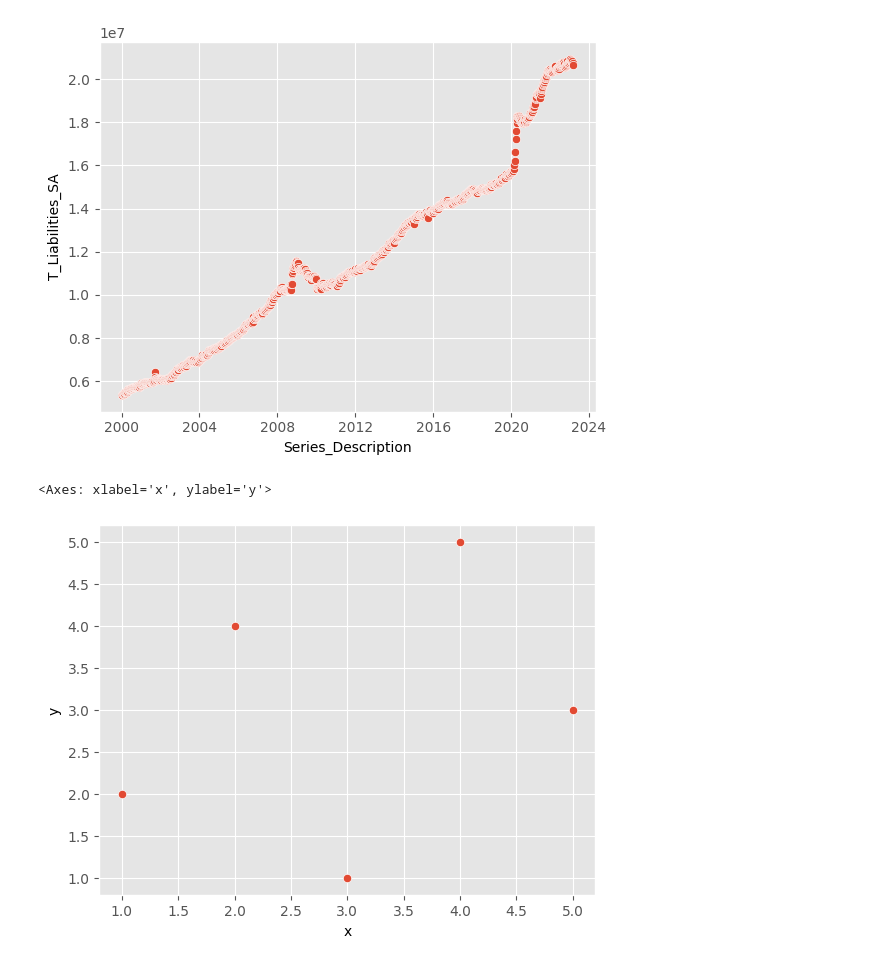
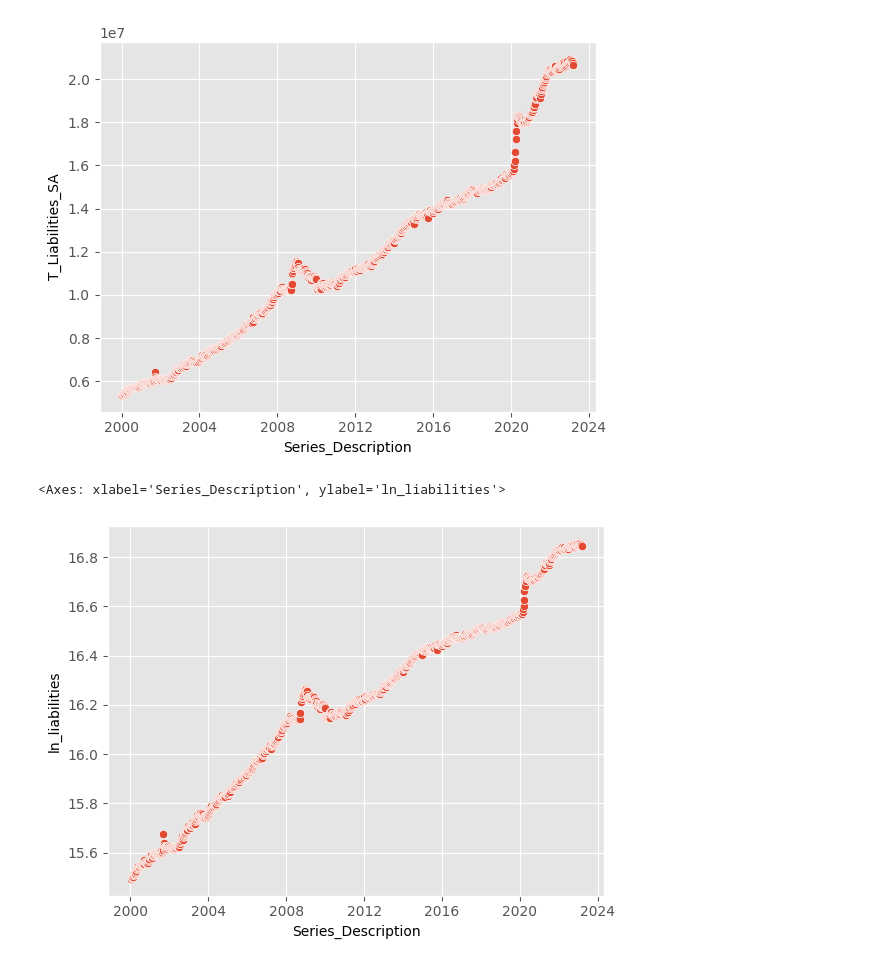
Before and after one commit to leo-salinas-chacon/financial_sector_integrity, a Jupyter notebook: test_2.ipynb, the cells around one changed output. Saved outputs shown, nothing was run; the diff lists cells and outputs as text; code cells hidden in the pictures.

Commit message:
Calculated % Change in liabilities & plotted it, will do this to residuals and deposits

```diff
--- a/test_2.ipynb
+++ b/test_2.ipynb
@@ -72,3 +81,5 @@ str
 df['Residual (assets less liabilities), all commercial banks, seasonally adjusted'] = df['Residual (assets less liabilities), all commercial banks, seasonally adjusted'].astype(float)
 
 df['Series Description'] = pd.to_datetime(df['Series Description'])
+# %%
+df['Series Description'] = pd.to_datetime(df['Series Description'])
@@ -114,18 +127,18 @@ sns.scatterplot(x='Series_Description', y='T_Liabilities_SA', data=Liabilities_t
 # %% [output]
 <Axes: xlabel='Series_Description', ylabel='T_Liabilities_SA'>
 [figure]
-# %%
-import seaborn as sns
-import pandas as pd
-
-# create sample data
-data = pd.DataFrame({
-    'x': [1, 2, 3, 4, 5],
-    'y': [2, 4, 1, 5, 3]
-})
-
-# create a scatter plot
-sns.scatterplot(x='x', y='y', data=data)
-# %% [output]
-<Axes: xlabel='x', ylabel='y'>
-[figure, removed]
+# %%
+x = 'Series Description'
+
+# y axis values
+y = 'LN_Liabilities'
+
+Liabilities_time =  pd.DataFrame({'Series_Description':df['Series Description'],'T_Liabilities_SA':df['Total liabilities, all commercial banks, seasonally adjusted'],'ln_liabilities': np.log(df['Total liabilities, all commercial banks, seasonally adjusted'])})
+# add percent change column
+Liabilities_time['%_change']= 100*Liabilities_time['ln_liabilities'].diff()
+# plotting strip plot with seaborn
+
+sns.scatterplot(x='Series_Description', y='ln_liabilities', data=Liabilities_time)
+# %% [output]
+<Axes: xlabel='Series_Description', ylabel='ln_liabilities'>
+[figure, added]
```
Also changed, not shown: parts of 11 cells of this notebook.
